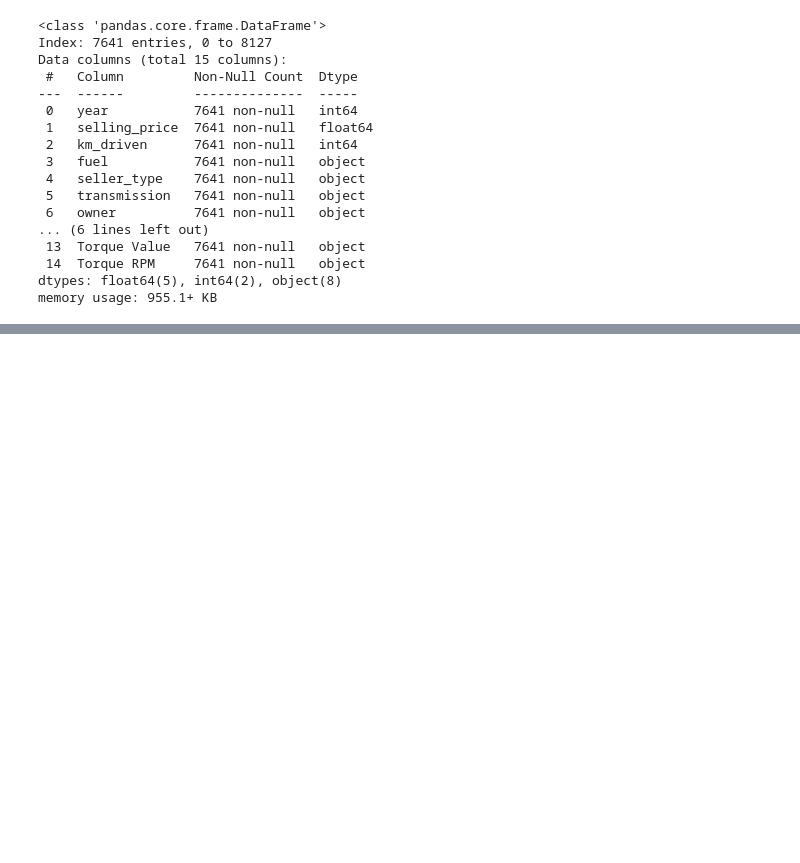
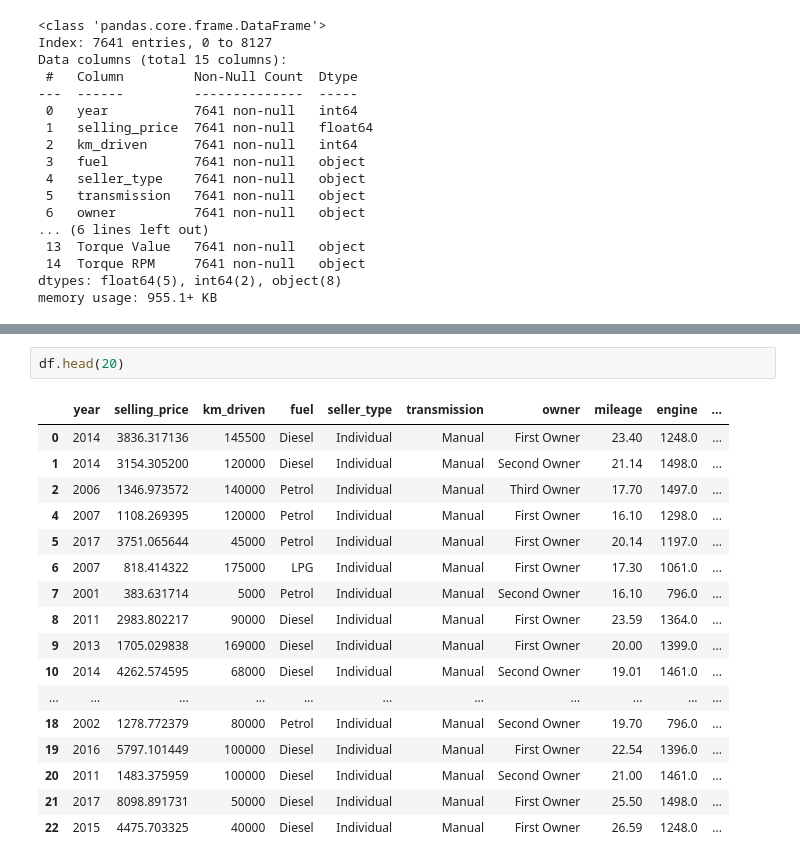
Before and after one commit to musculus4/analysing-used-cars-df, a Jupyter notebook: izrada domaceg.ipynb, the cells around one changed output, grey strips where cells are left out. Saved outputs shown, nothing was run; the diff lists cells and outputs as text; blank space fills up the shorter version.

```diff
--- a/izrada domaceg.ipynb
+++ b/izrada domaceg.ipynb
@@ -515,0 +536,20 @@ memory usage: 955.1+ KB
+# %%
+df.head(20)
+# %% [output]
+|  | year | selling_price | km_driven | fuel | seller_type | transmission | owner | mileage | engine | ... |
+| 0 | 2014 | 3836.317136 | 145500 | Diesel | Individual | Manual | First Owner | 23.40 | 1248.0 | ... |
+| 1 | 2014 | 3154.305200 | 120000 | Diesel | Individual | Manual | Second Owner | 21.14 | 1498.0 | ... |
+| 2 | 2006 | 1346.973572 | 140000 | Petrol | Individual | Manual | Third Owner | 17.70 | 1497.0 | ... |
+| 4 | 2007 | 1108.269395 | 120000 | Petrol | Individual | Manual | First Owner | 16.10 | 1298.0 | ... |
+| 5 | 2017 | 3751.065644 | 45000 | Petrol | Individual | Manual | First Owner | 20.14 | 1197.0 | ... |
+| 6 | 2007 | 818.414322 | 175000 | LPG | Individual | Manual | First Owner | 17.30 | 1061.0 | ... |
+| 7 | 2001 | 383.631714 | 5000 | Petrol | Individual | Manual | Second Owner | 16.10 | 796.0 | ... |
+| 8 | 2011 | 2983.802217 | 90000 | Diesel | Individual | Manual | First Owner | 23.59 | 1364.0 | ... |
+| 9 | 2013 | 1705.029838 | 169000 | Diesel | Individual | Manual | First Owner | 20.00 | 1399.0 | ... |
+| 10 | 2014 | 4262.574595 | 68000 | Diesel | Individual | Manual | Second Owner | 19.01 | 1461.0 | ... |
+| ... | ... | ... | ... | ... | ... | ... | ... | ... | ... | ... |
+| 18 | 2002 | 1278.772379 | 80000 | Petrol | Individual | Manual | Second Owner | 19.70 | 796.0 | ... |
+| 19 | 2016 | 5797.101449 | 100000 | Diesel | Individual | Manual | First Owner | 22.54 | 1396.0 | ... |
+| 20 | 2011 | 1483.375959 | 100000 | Diesel | Individual | Manual | Second Owner | 21.00 | 1461.0 | ... |
+| 21 | 2017 | 8098.891731 | 50000 | Diesel | Individual | Manual | First Owner | 25.50 | 1498.0 | ... |
+| 22 | 2015 | 4475.703325 | 40000 | Diesel | Individual | Manual | First Owner | 26.59 | 1248.0 | ... |
```
Also changed, not shown: parts of 3 cells of this notebook.
